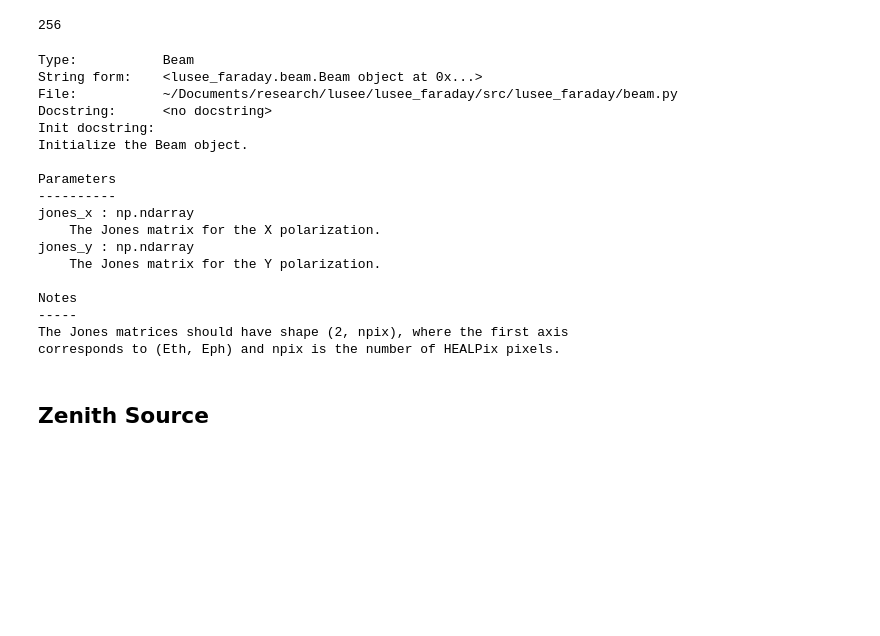
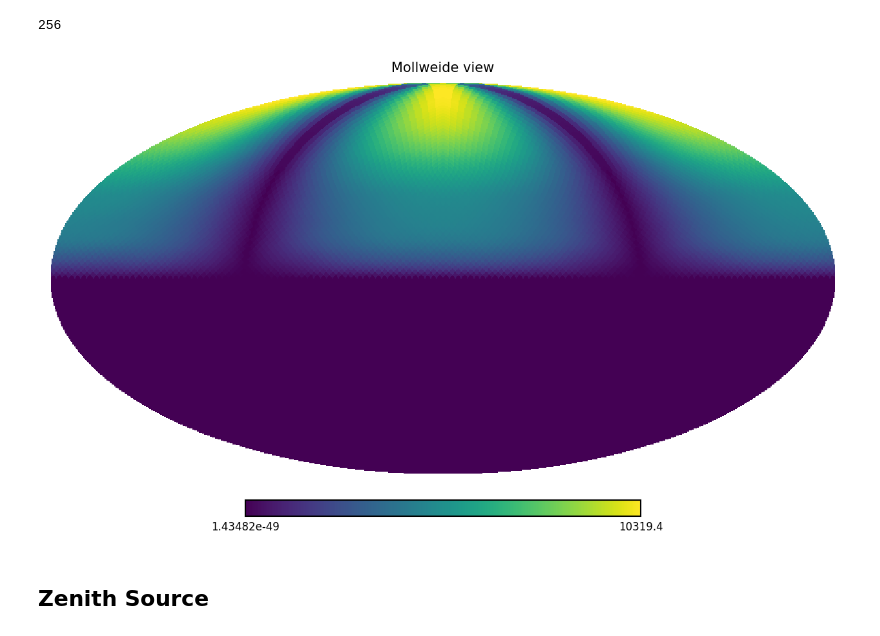
Before and after one commit to christianhbye/lusee_faraday, a Jupyter notebook: notebooks/point_source-LN.ipynb, the cells around one changed output. Saved outputs shown, nothing was run; the diff lists cells and outputs as text; code cells hidden in the pictures; blank space fills up the shorter version.

```diff
--- a/notebooks/point_source-LN.ipynb
+++ b/notebooks/point_source-LN.ipynb
@@ -72,26 +72,9 @@ beam_file = DATA_DIR / "hfss_lbl_3m_75deg.2port.fits"
 lusee_beam = ld.Beam.from_file(beam_file, frequency=FREQ, nside=NSIDE)
 lusee_beam.precompute_weights()
 # %%
-lusee_beam?
+hp.mollview(np.abs(lusee_beam.jones_x[0]))
 # %% [output]
-Type:           Beam
-String form:    <lusee_faraday.beam.Beam object at 0x...>
-File:           ~/Documents/research/lusee/lusee_faraday/src/lusee_faraday/beam.py
-Docstring:      <no docstring>
-Init docstring:
-Initialize the Beam object.
-
-Parameters
-----------
-jones_x : np.ndarray
-    The Jones matrix for the X polarization.
-jones_y : np.ndarray
-    The Jones matrix for the Y polarization.
-
-Notes
------
-The Jones matrices should have shape (2, npix), where the first axis
-corresponds to (Eth, Eph) and npix is the number of HEALPix pixels.
+[figure, added]
 # %% [markdown]
 ## Zenith Source
 # %%
```
Also changed, not shown: 6 other files.
